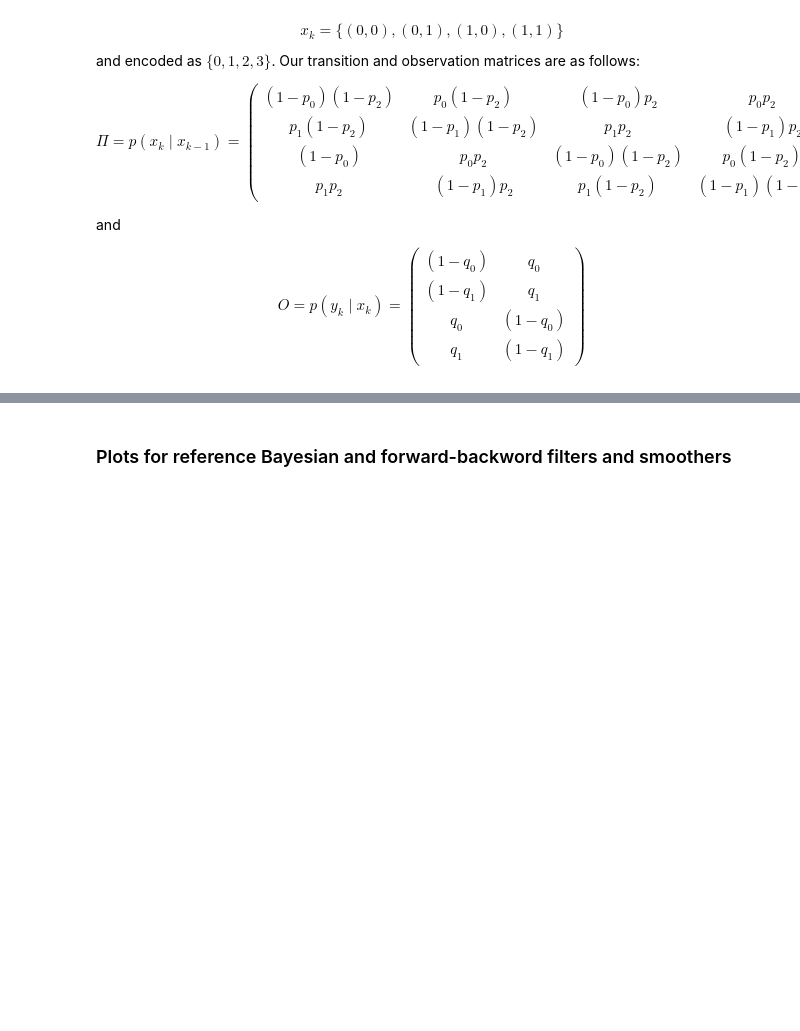
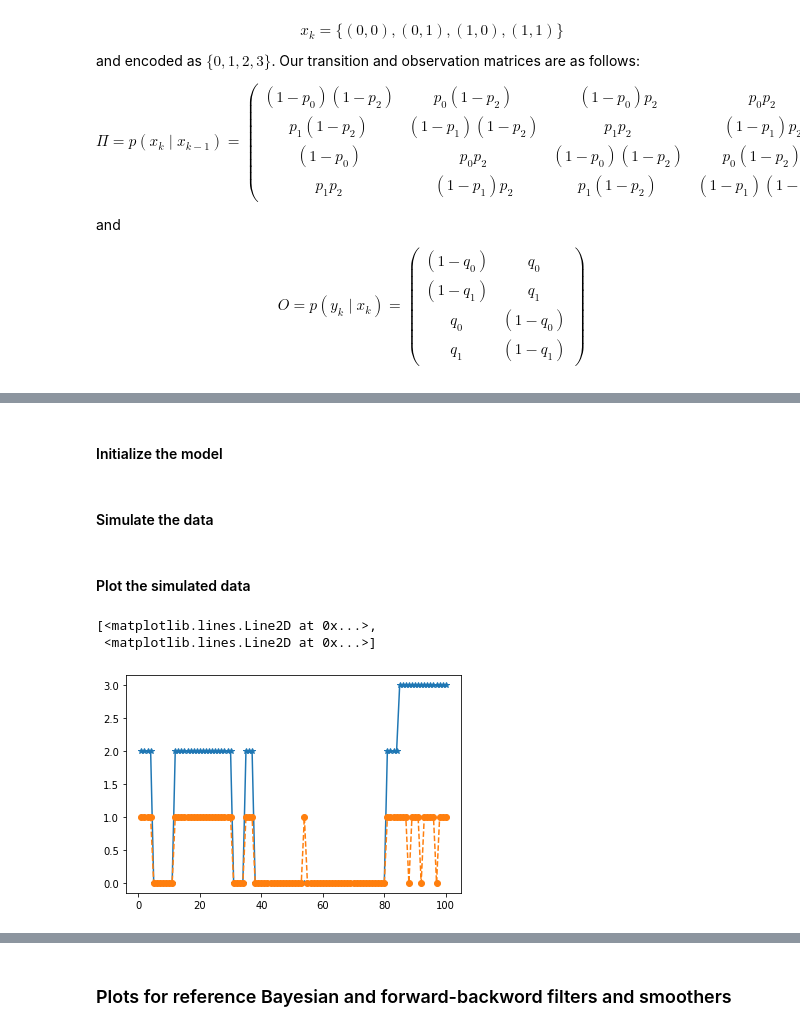
Before and after one commit to EEA-sensors/sequential-parallelization-examples, a Jupyter notebook: python/temporal-parallelization-inference-in-HMMs/phmm_potentials.ipynb, the cells around one changed output, grey strips where cells are left out. Saved outputs shown, nothing was run; the diff lists cells and outputs as text; code cells hidden in the pictures; blank space fills up the shorter version.

```diff
--- a/python/temporal-parallelization-inference-in-HMMs/phmm_potentials.ipynb
+++ b/python/temporal-parallelization-inference-in-HMMs/phmm_potentials.ipynb
@@ -147,0 +158,2 @@ plt.plot(T[0:steps],X[0:steps],'*-',T[0:steps],Y[0:steps],'o--');
+# %% [markdown]
+#### Initialize the model
@@ -147,0 +162,2 @@ plt.plot(T[0:steps],X[0:steps],'*-',T[0:steps],Y[0:steps],'o--');
+# %% [markdown]
+#### Simulate the data
@@ -148,2 +166,10 @@ plt.plot(T[0:steps],X[0:steps],'*-',T[0:steps],Y[0:steps],'o--');
+# %% [markdown]
+#### Plot the simulated data
+# %%
+plt.plot(T[:steps], X[:steps], '*-', T[:steps], Y[:steps], 'o--')
+# %% [output]
+[<matplotlib.lines.Line2D at 0x...>,
+ <matplotlib.lines.Line2D at 0x...>]
+[figure, added]
 # %% [markdown]
 ### Reference implementations for comparison and debugging
```
Also changed, not shown: parts of 117 cells of this notebook, 1 other file.
